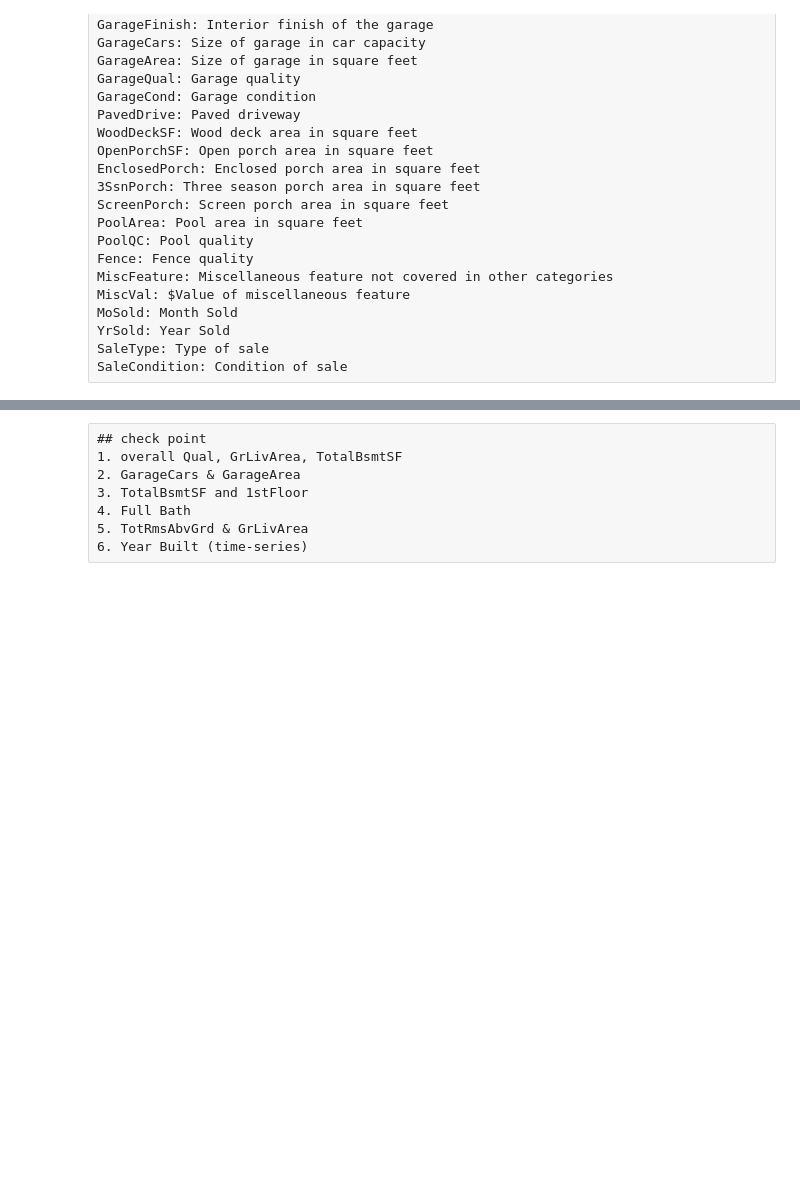
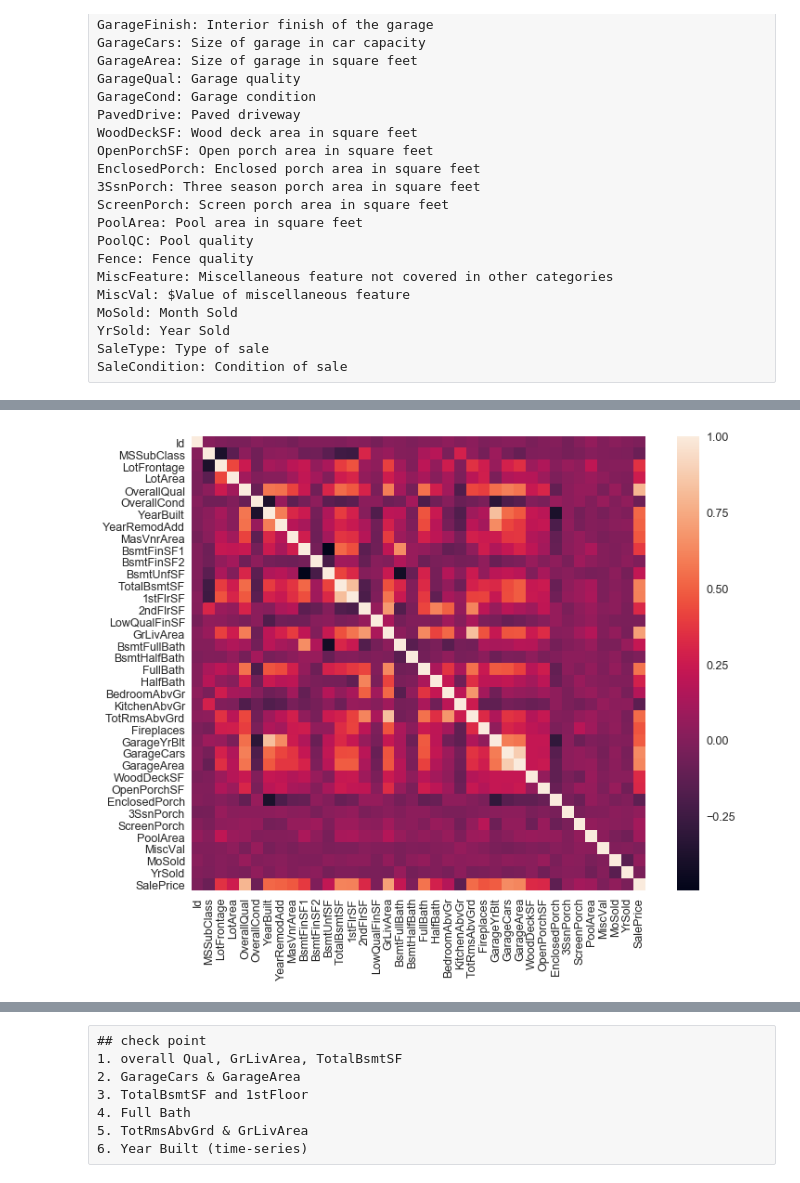
Before and after one commit to Taeu/FirstYear_RealWorld, a Jupyter notebook: googleStudy/GS_Week3.ipynb, the cells around one changed output, grey strips where cells are left out. Cells and saved outputs as stored; diff of their text form; code cells hidden in the pictures; blank space fills up the shorter version.

```diff
--- a/googleStudy/GS_Week3.ipynb
+++ b/googleStudy/GS_Week3.ipynb
@@ -182,12 +197,14 @@ plt.xticks(rotation=90);
 # %%
 # Let's see at a glance
 
 # correlation matrix
 #correlation matrix
 corrmat = train.corr()
 f, ax = plt.subplots(figsize=(12, 9))
-sns.heatmap(corrmat, vmax=.8, square=True);
+sns.heatmap(corrmat, square=True);
 ## 빠져있는것들은 !
+# %% [output]
+[figure, added]
 # %%
 #saleprice correlation matrix
 k = 10 #number of variables for heatmap
```
Also changed, not shown: parts of 56 cells of this notebook, 25 other files.
